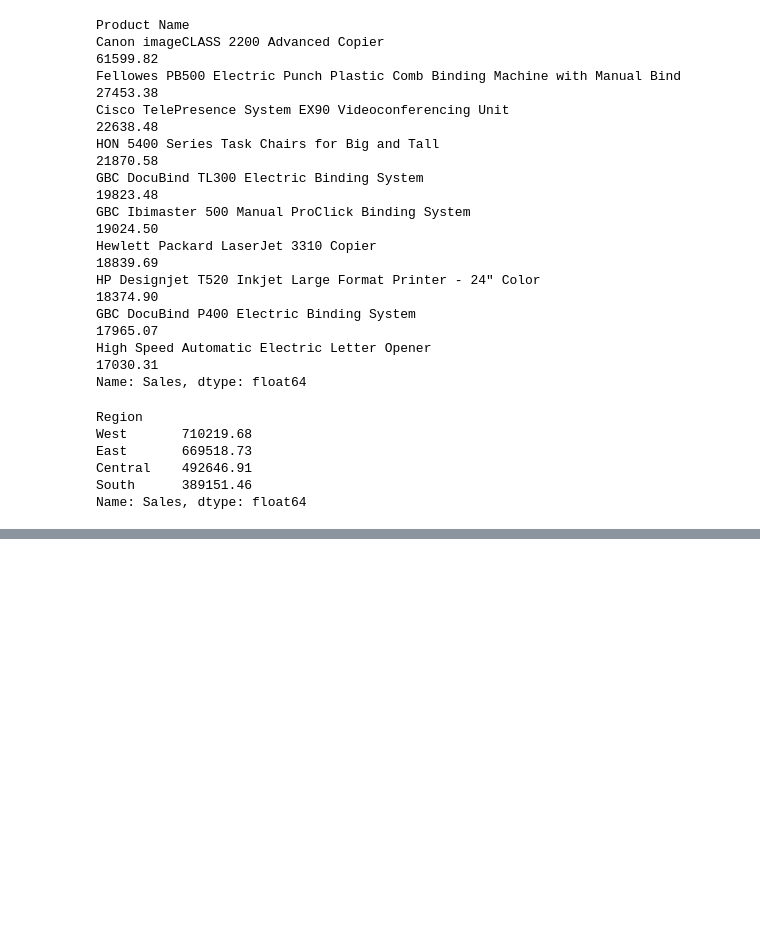
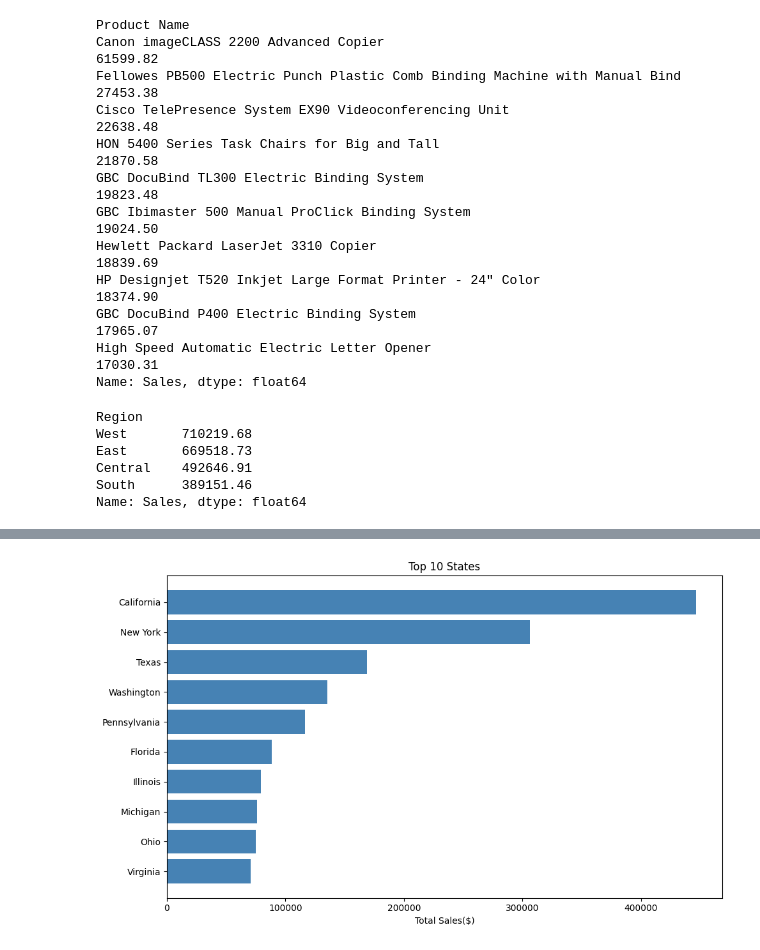
Before and after one commit to HRSZ615/Superstore-sales-analysis, a Jupyter notebook: superstore_sales_analysis.ipynb, the cells around one changed output, grey strips where cells are left out. Cells and saved outputs as stored; diff of their text form; code cells hidden in the pictures; blank space fills up the shorter version.

```diff
--- a/superstore_sales_analysis.ipynb
+++ b/superstore_sales_analysis.ipynb
@@ -123,0 +163,12 @@ Name: Sales, dtype: float64
+# %%
+state_sales = df.groupby('State')['Sales'].sum().sort_values(ascending=False).head(10)
+
+plt.figure(figsize=(10,6))
+plt.barh(state_sales.index,state_sales.values, color = 'steelblue')
+plt.title('Top 10 States')
+plt.xlabel('Total Sales($)')
+plt.gca().invert_yaxis()
+plt.tight_layout()
+plt.show()
+# %% [output]
+[figure, added]
```
Also changed, not shown: parts of 3 cells of this notebook.
